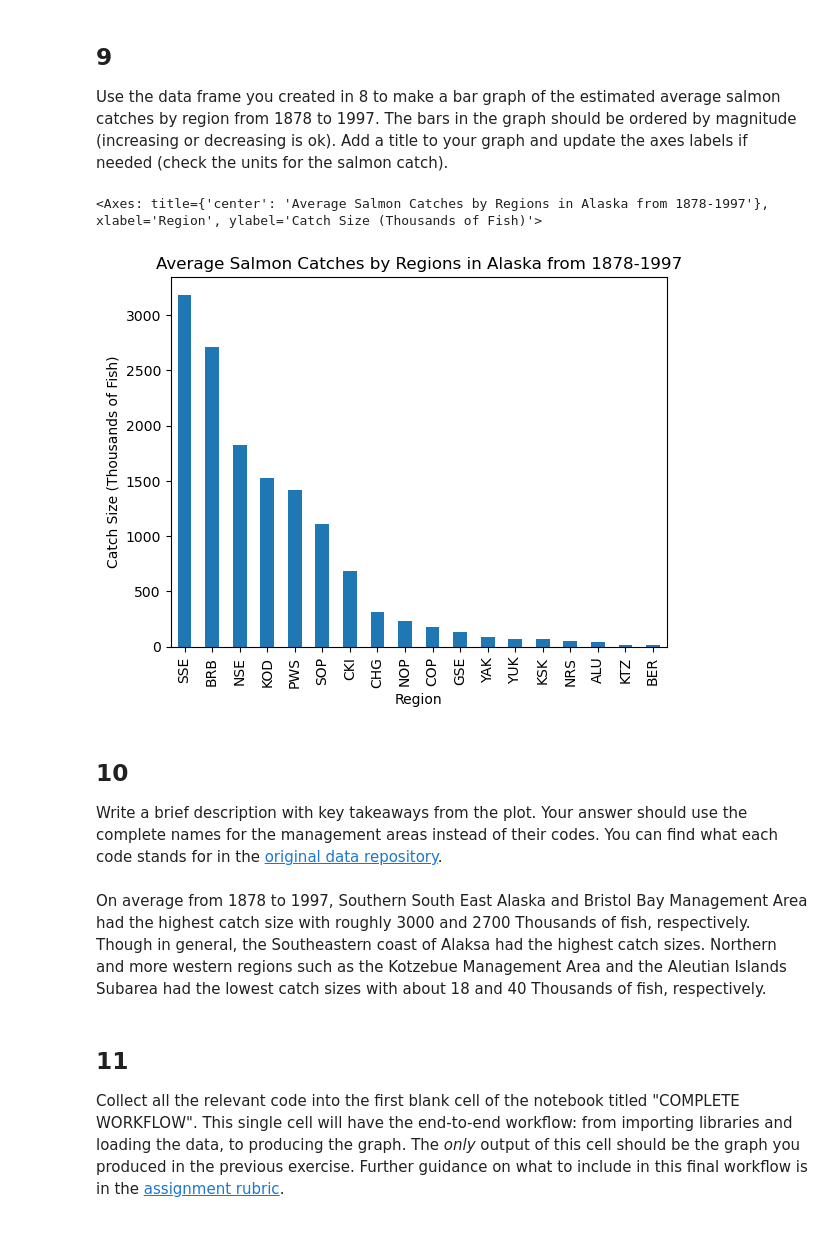
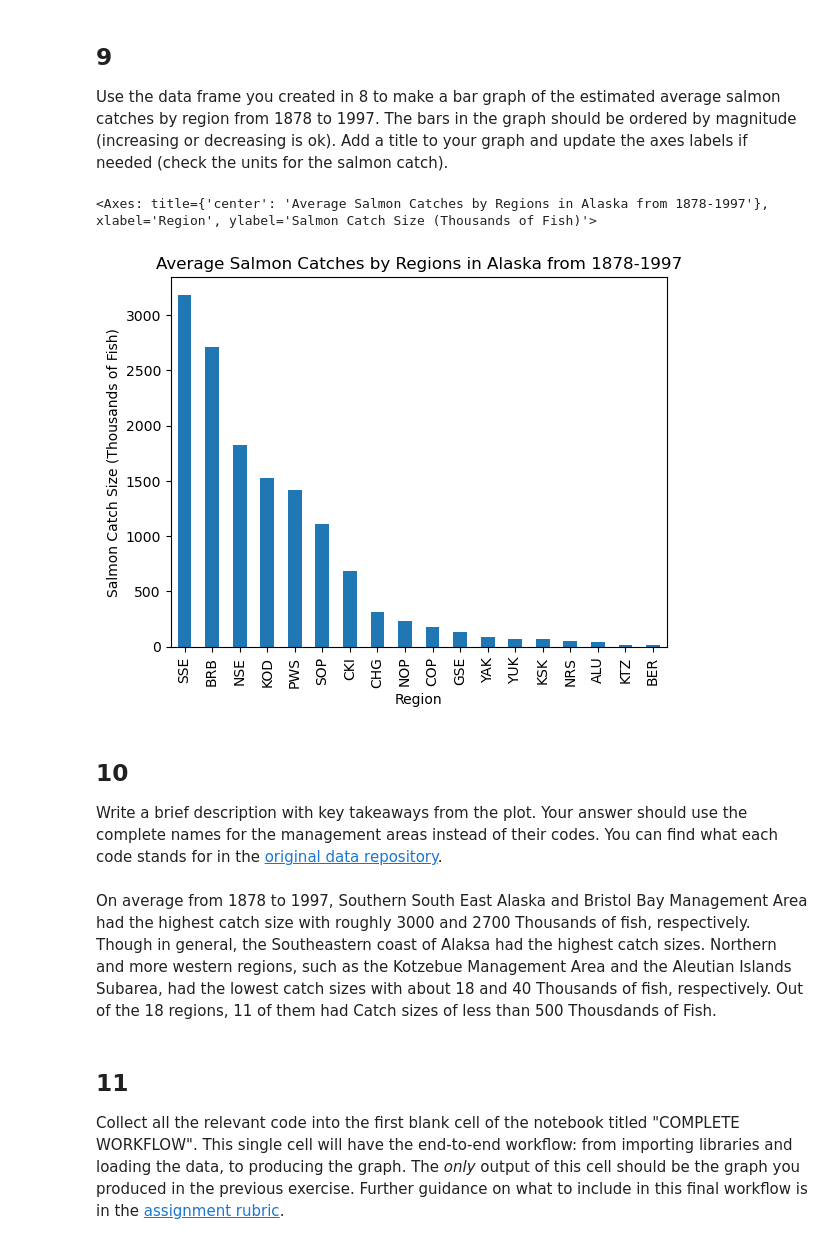
Before and after one commit to edengonzalezz/eds220-hwk2, a Jupyter notebook: task2/hwk2-task2-salmon.ipynb, the cells around one changed output. Saved outputs shown, nothing was run; the diff lists cells and outputs as text; code cells hidden in the pictures.

```diff
--- a/task2/hwk2-task2-salmon.ipynb
+++ b/task2/hwk2-task2-salmon.ipynb
@@ -318,16 +343,16 @@ Use the data frame you created in 8 to make a bar graph of the estimated average
 # %%
 # Use bar graph to visualize the Catch sizes in each region
 avg_region['Catch'].sort_values(
     ascending = False         # Sort values in descending order
     ).plot(
     kind = 'bar',             # Use bar graph
     xlabel = 'Region',        # Label
-    ylabel = 'Catch Size (Thousands of Fish)',
+    ylabel = 'Salmon Catch Size (Thousands of Fish)',
     title = "Average Salmon Catches by Regions in Alaska from 1878-1997"
 )
 # %% [output]
-<Axes: title={'center': 'Average Salmon Catches by Regions in Alaska from 1878-1997'}, xlabel='Region', ylabel='Catch Size (Thousands of Fish)'>
+<Axes: title={'center': 'Average Salmon Catches by Regions in Alaska from 1878-1997'}, xlabel='Region', ylabel='Salmon Catch Size (Thousands of Fish)'>
-[figure, old version]
+[figure, new version]
 # %% [markdown]
 <!-- END QUESTION -->
 
@@ -337,7 +362,7 @@ avg_region['Catch'].sort_values(
 
 Write a brief description with key takeaways from the plot. Your answer should use the complete names for the management areas instead of their codes. You can find what each code stands for in the [original data repository](https://knb.ecoinformatics.org/view/df35b.304.2#df35b.303.1).
 # %% [markdown]
-On average from 1878 to 1997, Southern South East Alaska and Bristol Bay Management Area had the highest catch size with roughly 3000 and 2700 Thousands of fish, respectively. Though in general, the Southeastern coast of Alaksa had the highest catch sizes. Northern and more western regions such as the Kotzebue Management Area and the Aleutian Islands Subarea had the lowest catch sizes with about 18 and 40 Thousands of fish, respectively.
+On average from 1878 to 1997, Southern South East Alaska and Bristol Bay Management Area had the highest catch size with roughly 3000 and 2700 Thousands of fish, respectively. Though in general, the Southeastern coast of Alaksa had the highest catch sizes. Northern and more western regions, such as the Kotzebue Management Area and the Aleutian Islands Subarea, had the lowest catch sizes with about 18 and 40 Thousands of fish, respectively. Out of the 18 regions, 11 of them had Catch sizes of less than 500 Thousdands of Fish.
 # %% [markdown]
 <!-- END QUESTION -->
 
```
Also changed, not shown: parts of 12 cells of this notebook.
